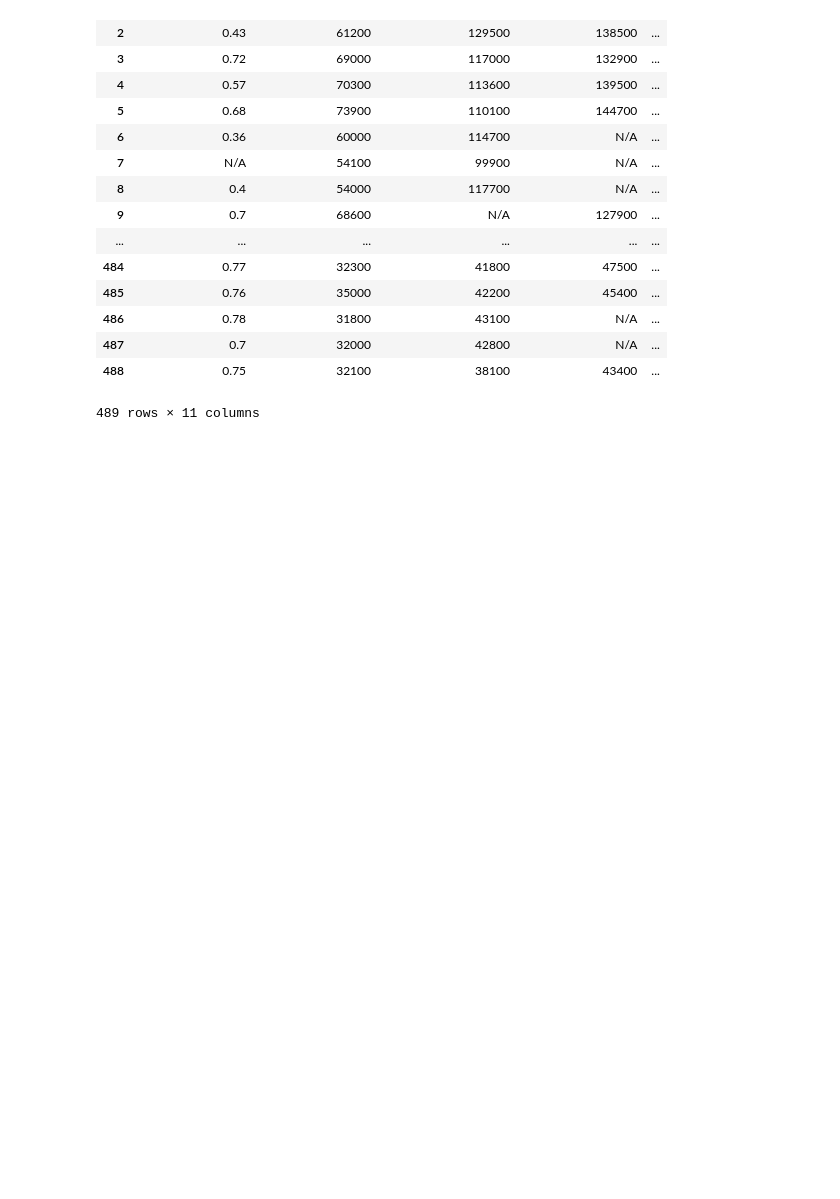
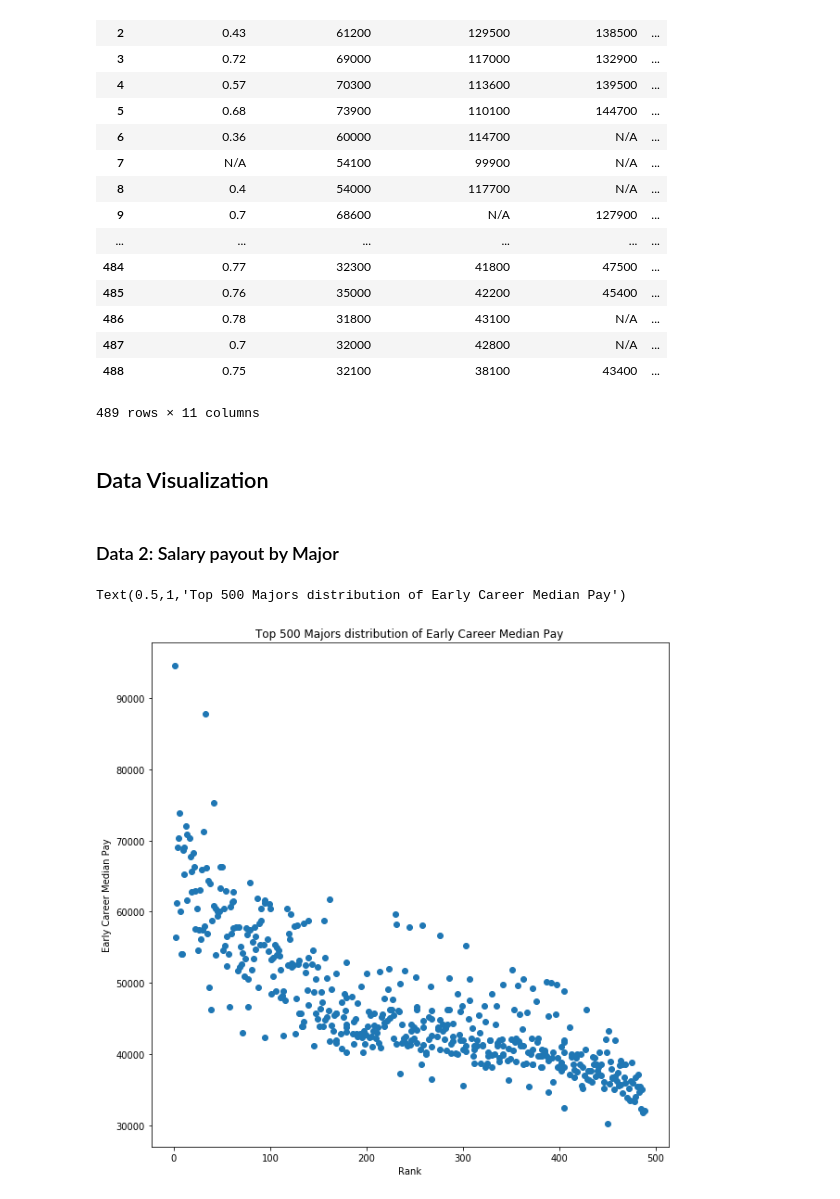
Before and after one commit to jeffreywu1996/COGS108-Project, a Jupyter notebook: Data Cleaning.ipynb, the cells around one changed output. Saved outputs shown, nothing was run; the diff lists cells and outputs as text; code cells hidden in the pictures; blank space fills up the shorter version.

Commit message:
visual

```diff
--- a/Data Cleaning.ipynb
+++ b/Data Cleaning.ipynb
@@ -232,3 +242,17 @@ df2
 | 487 | 0.7 | 32000 | 42800 | N/A | ... |
 | 488 | 0.75 | 32100 | 38100 | 43400 | ... |
 489 rows × 11 columns
+# %% [markdown]
+## Data Visualization
+# %% [markdown]
+### Data 2: Salary payout by Major
+# %%
+all_compound_df = df2[['Rank', 'Early Career Median Pay']]
+plt.figure(figsize=(10,10))
+plt.scatter(all_compound_df['Rank'], df2['Early Career Median Pay'])
+plt.ylabel('Early Career Median Pay')
+plt.xlabel('Rank')
+plt.title('Top 500 Majors distribution of Early Career Median Pay')
+# %% [output]
+Text(0.5,1,'Top 500 Majors distribution of Early Career Median Pay')
+[figure, added]
```
Also changed, not shown: parts of 5 cells of this notebook.
